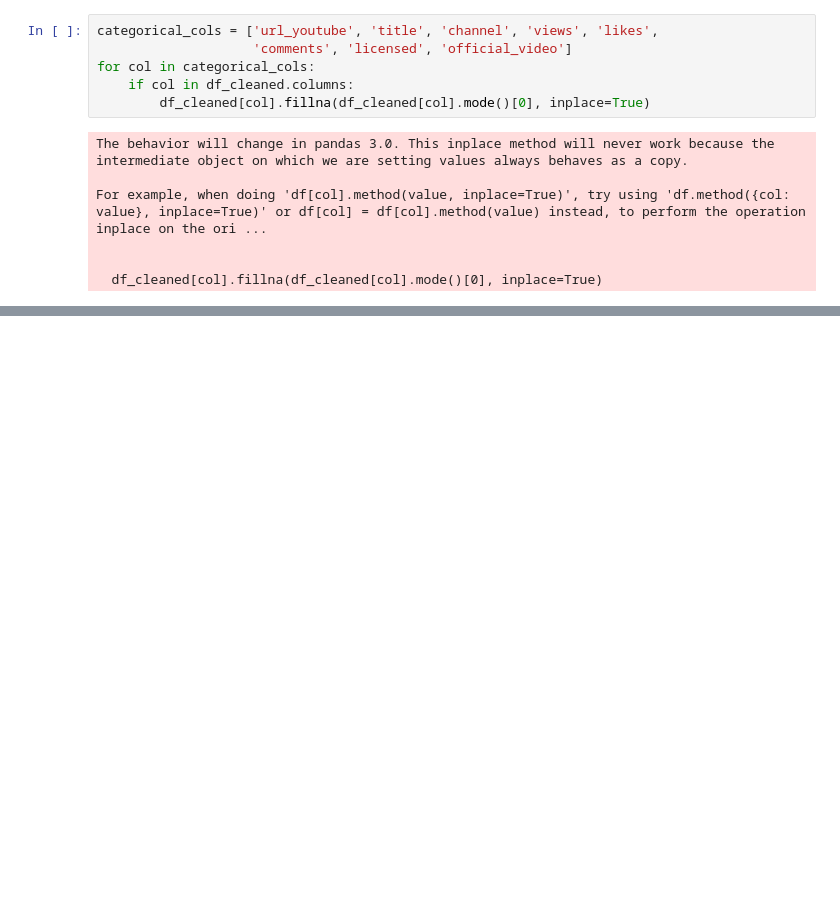
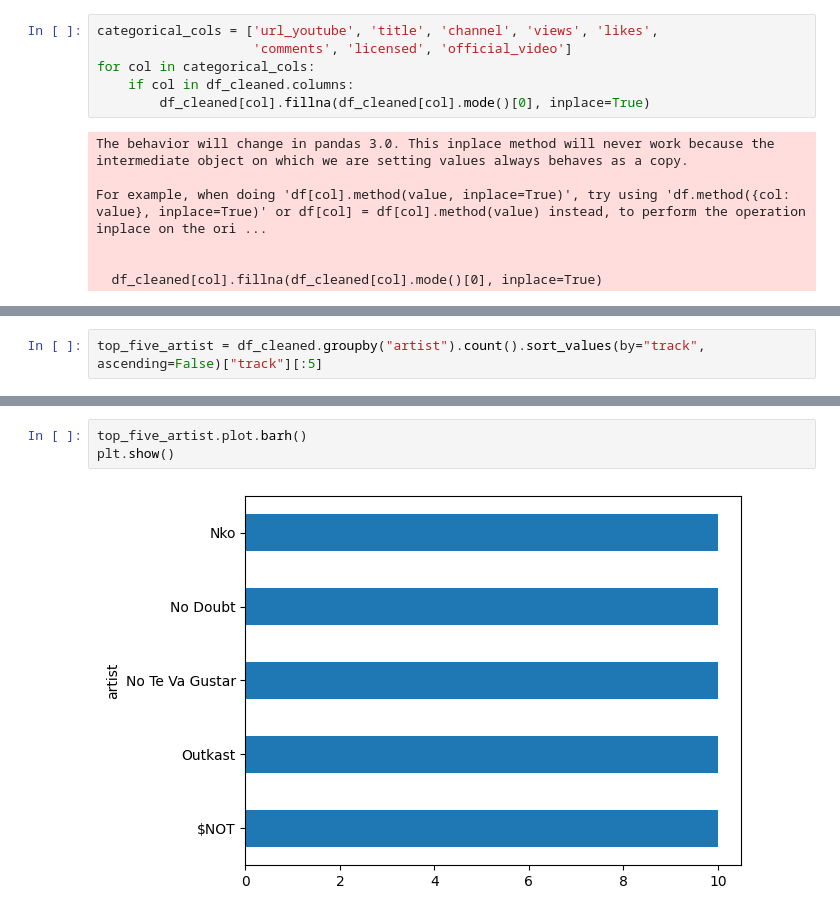
Before and after one commit to walethewave/Song-Stats-Analyzer, a Jupyter notebook: spotify.ipynb, the cells around one changed output, grey strips where cells are left out. Drawn from its saved outputs; the diff is of its cells as text; blank space fills up the shorter version.

Commit message:
show

```diff
--- a/spotify.ipynb
+++ b/spotify.ipynb
@@ -145,0 +156,2 @@ df_cleaned.to_csv('cleaned spotify.csv', index=False)
+# %%
+top_five_artist = df_cleaned.groupby("artist").count().sort_values(by="track", ascending=False)["track"][:5]
@@ -145,0 +168,5 @@ df_cleaned.to_csv('cleaned spotify.csv', index=False)
+# %%
+top_five_artist.plot.barh()
+plt.show()
+# %% [output]
+[figure, added]
```
Also changed, not shown: parts of 9 cells of this notebook, 1 other file.
